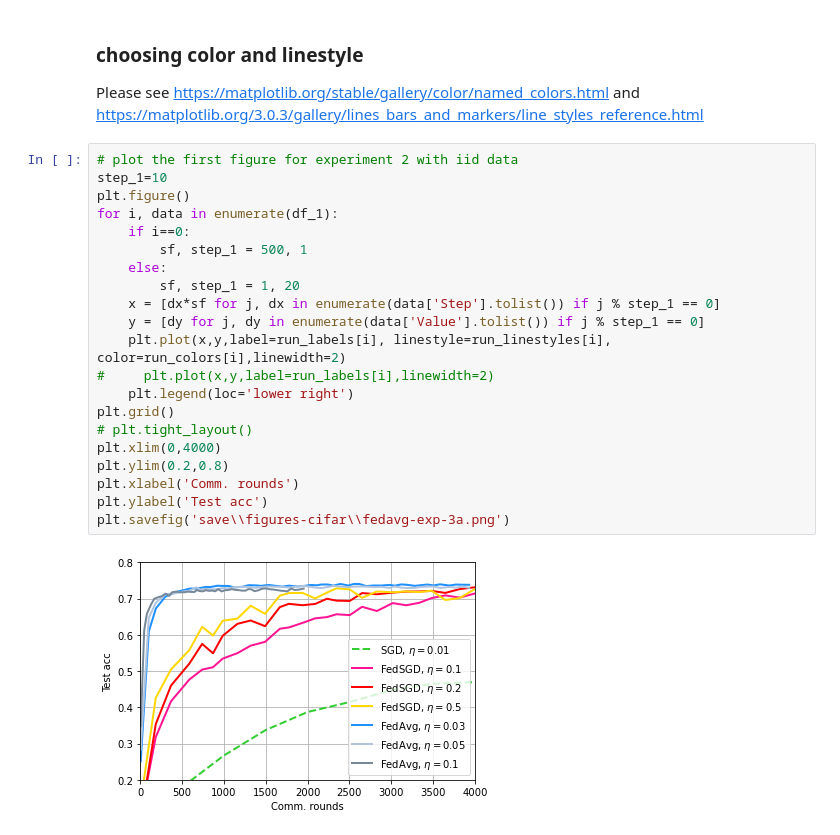
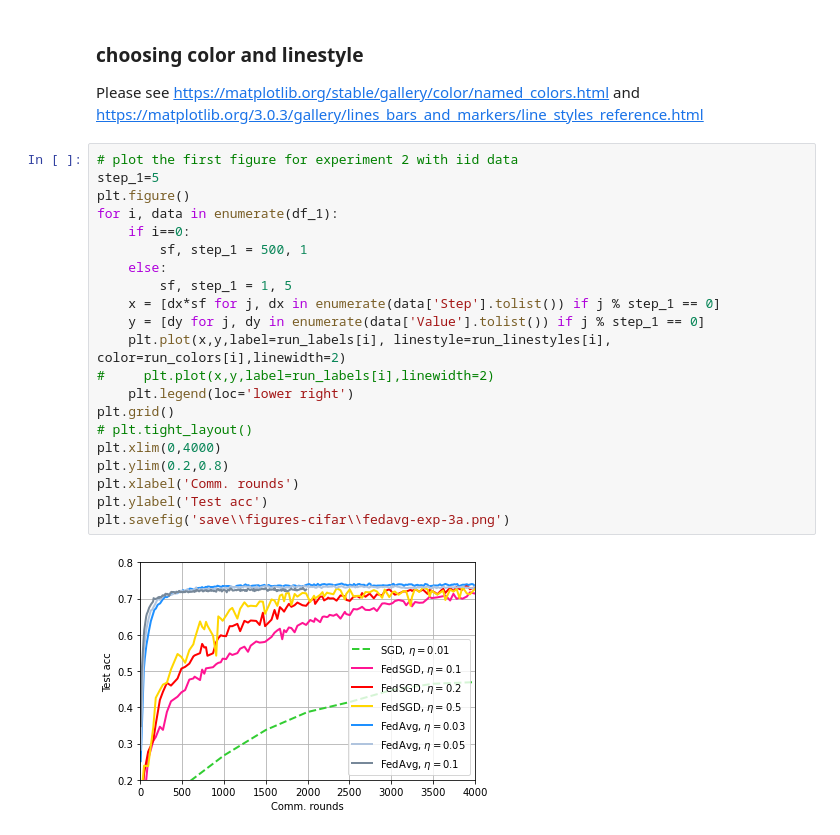
Before and after one commit to ywang037/Federated-Learning-PyTorch, a Jupyter notebook: helper-plot-csv-exp-3a.ipynb, the cells around one changed output. Drawn from its saved outputs; the diff is of its cells as text.

```diff
--- a/helper-plot-csv-exp-3a.ipynb
+++ b/helper-plot-csv-exp-3a.ipynb
@@ -61,24 +61,24 @@ run_linestyles[6] = '-'
 Please see https://matplotlib.org/stable/gallery/color/named_colors.html and https://matplotlib.org/3.0.3/gallery/lines_bars_and_markers/line_styles_reference.html
 # %%
 # plot the first figure for experiment 2 with iid data
-step_1=10
+step_1=5
 plt.figure()
 for i, data in enumerate(df_1):
     if i==0:
         sf, step_1 = 500, 1
     else:
-        sf, step_1 = 1, 20
+        sf, step_1 = 1, 5
     x = [dx*sf for j, dx in enumerate(data['Step'].tolist()) if j % step_1 == 0]
     y = [dy for j, dy in enumerate(data['Value'].tolist()) if j % step_1 == 0]
     plt.plot(x,y,label=run_labels[i], linestyle=run_linestyles[i], color=run_colors[i],linewidth=2)
 #     plt.plot(x,y,label=run_labels[i],linewidth=2)
     plt.legend(loc='lower right')
 plt.grid()
 # plt.tight_layout()
 plt.xlim(0,4000)
 plt.ylim(0.2,0.8)
 plt.xlabel('Comm. rounds')
 plt.ylabel('Test acc')
 plt.savefig('save\\figures-cifar\\fedavg-exp-3a.png')
 # %% [output]
-[figure, old version]
+[figure, new version]
```
Also changed, not shown: parts of 1 cell of this notebook, 5 other files.
